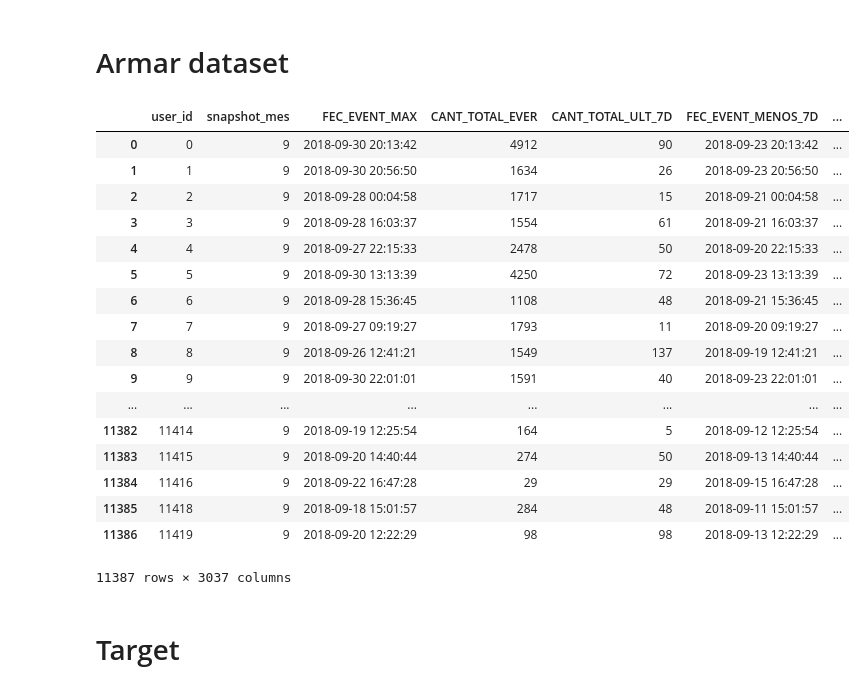
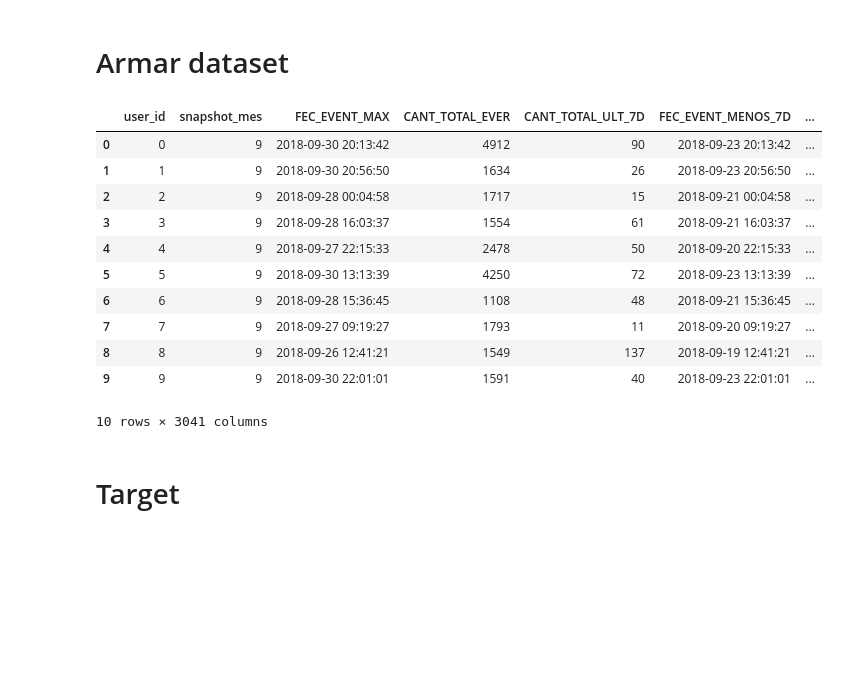
Before and after one commit to francomatiasferrari/ggal_dataton, a Jupyter notebook: dataset_builder.ipynb, the cells around one changed output. Cells and saved outputs as stored; diff of their text form; code cells hidden in the pictures; blank space fills up the shorter version.

```diff
--- a/dataset_builder.ipynb
+++ b/dataset_builder.ipynb
@@ -40,29 +54,29 @@ def feature_X1(df):
 # %% [markdown]
 # Armar dataset
 # %%
+# FF methods
 universo = feature_RatioDayMoments(universo,df_pageviews)
 universo = feature_Basicos(universo,df_pageviews)
 universo = feature_Basicos_Ult_7d(universo,df_pageviews)
-universo
+
+# CF methods
+universo = qty_adoptions(universo, df_conversiones)
+
+# check df
+universo.head(10)
 # %% [output]
 |  | user_id | snapshot_mes | FEC_EVENT_MAX | CANT_TOTAL_EVER | CANT_TOTAL_ULT_7D | FEC_EVENT_MENOS_7D | ... |
 | 0 | 0 | 9 | 2018-09-30 20:13:42 | 4912 | 90 | 2018-09-23 20:13:42 | ... |
 | 1 | 1 | 9 | 2018-09-30 20:56:50 | 1634 | 26 | 2018-09-23 20:56:50 | ... |
 | 2 | 2 | 9 | 2018-09-28 00:04:58 | 1717 | 15 | 2018-09-21 00:04:58 | ... |
 | 3 | 3 | 9 | 2018-09-28 16:03:37 | 1554 | 61 | 2018-09-21 16:03:37 | ... |
 | 4 | 4 | 9 | 2018-09-27 22:15:33 | 2478 | 50 | 2018-09-20 22:15:33 | ... |
 | 5 | 5 | 9 | 2018-09-30 13:13:39 | 4250 | 72 | 2018-09-23 13:13:39 | ... |
 | 6 | 6 | 9 | 2018-09-28 15:36:45 | 1108 | 48 | 2018-09-21 15:36:45 | ... |
 | 7 | 7 | 9 | 2018-09-27 09:19:27 | 1793 | 11 | 2018-09-20 09:19:27 | ... |
 | 8 | 8 | 9 | 2018-09-26 12:41:21 | 1549 | 137 | 2018-09-19 12:41:21 | ... |
 | 9 | 9 | 9 | 2018-09-30 22:01:01 | 1591 | 40 | 2018-09-23 22:01:01 | ... |
-| ... | ... | ... | ... | ... | ... | ... | ... |
-| 11382 | 11414 | 9 | 2018-09-19 12:25:54 | 164 | 5 | 2018-09-12 12:25:54 | ... |
-| 11383 | 11415 | 9 | 2018-09-20 14:40:44 | 274 | 50 | 2018-09-13 14:40:44 | ... |
-| 11384 | 11416 | 9 | 2018-09-22 16:47:28 | 29 | 29 | 2018-09-15 16:47:28 | ... |
-| 11385 | 11418 | 9 | 2018-09-18 15:01:57 | 284 | 48 | 2018-09-11 15:01:57 | ... |
-| 11386 | 11419 | 9 | 2018-09-20 12:22:29 | 98 | 98 | 2018-09-13 12:22:29 | ... |
-11387 rows × 3037 columns
+10 rows × 3041 columns
 # %% [markdown]
 # Target
 # %%
```
Also changed, not shown: parts of 5 cells of this notebook, 4 other files.
